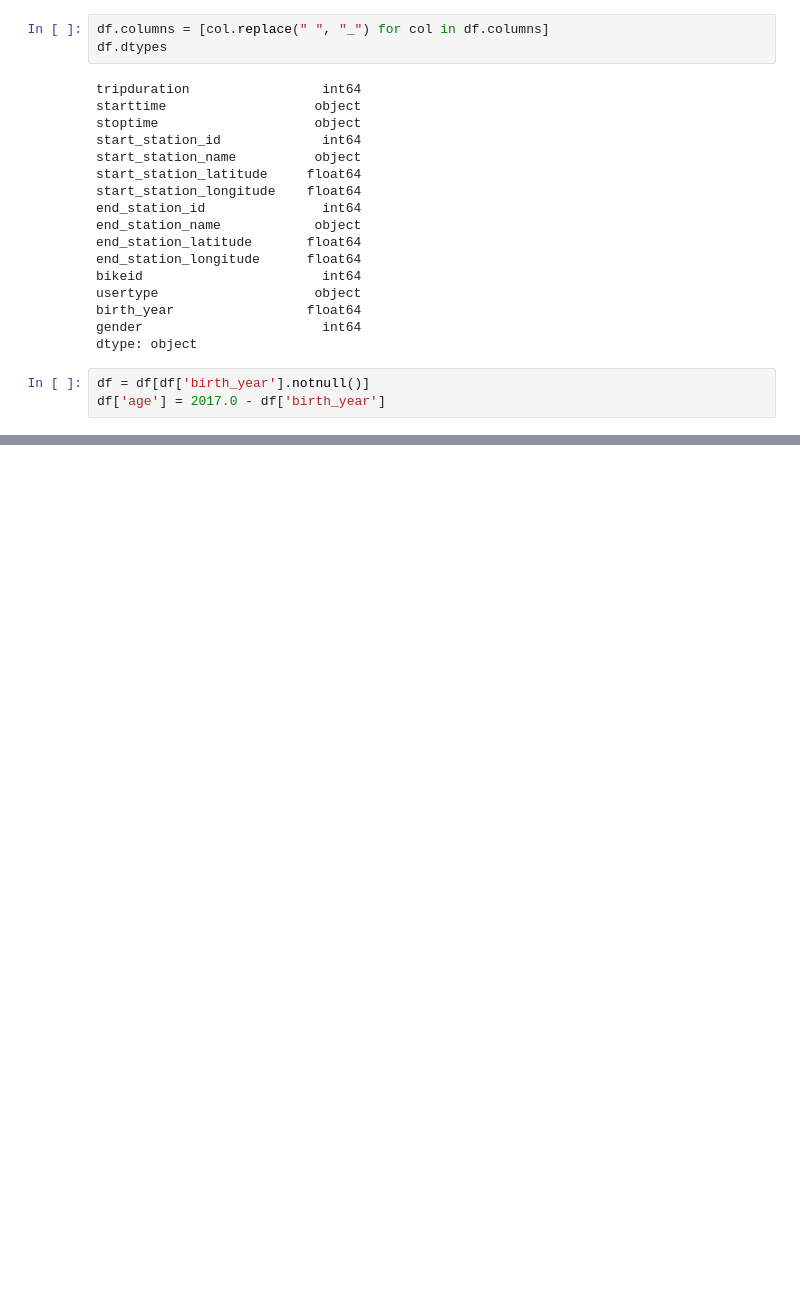
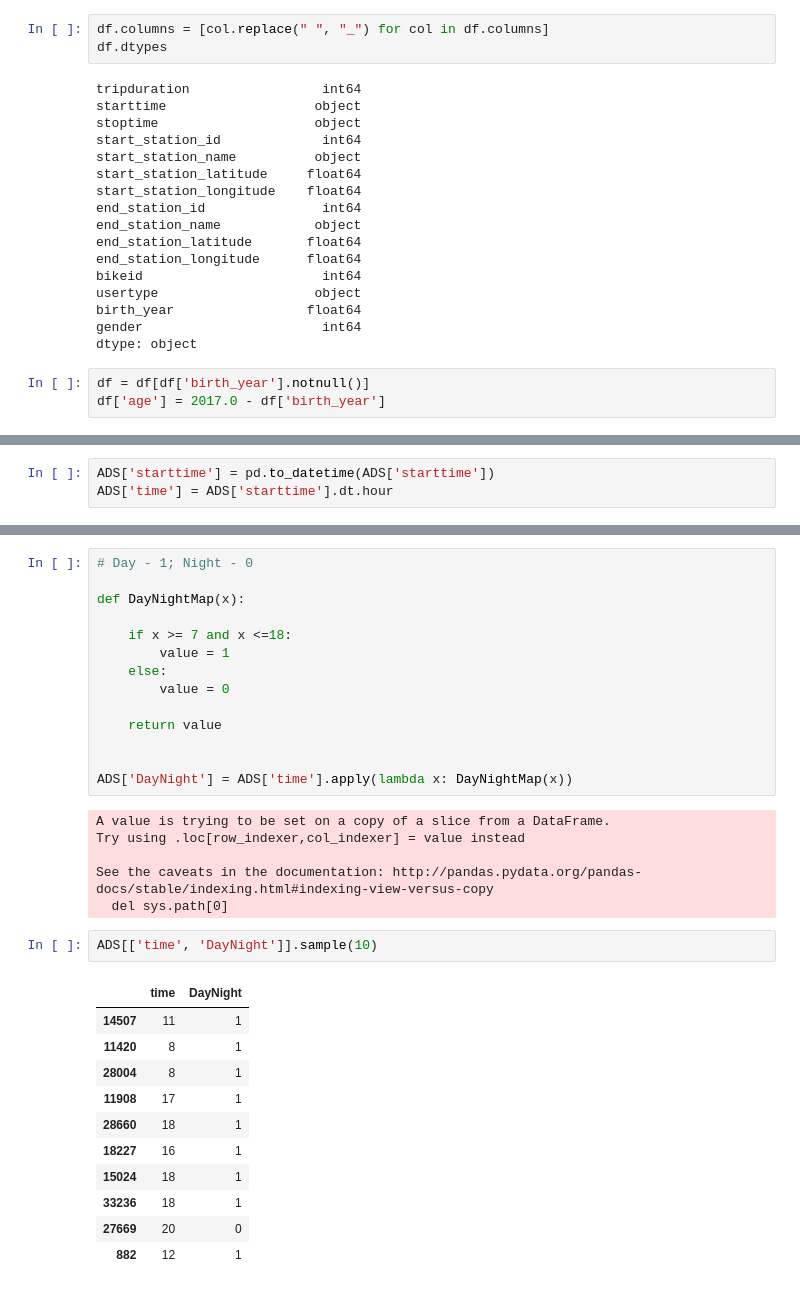
Before and after one commit to ianxxiao/PUI2017_ixx200, a Jupyter notebook: HW4_ixx200/A4_Correlation_CitiBike.ipynb, the cells around one changed output, grey strips where cells are left out. Saved outputs shown, nothing was run; the diff lists cells and outputs as text; blank space fills up the shorter version.

```diff
--- a/HW4_ixx200/A4_Correlation_CitiBike.ipynb
+++ b/HW4_ixx200/A4_Correlation_CitiBike.ipynb
@@ -180,0 +121,3 @@ The p-value is lower than 5%. Therefore, we can reject the NULL hypothesis. In o
+# %%
+ADS['starttime'] = pd.to_datetime(ADS['starttime'])
+ADS['time'] = ADS['starttime'].dt.hour
@@ -180,0 +148,34 @@ The p-value is lower than 5%. Therefore, we can reject the NULL hypothesis. In o
+# %%
+# Day - 1; Night - 0
+
+def DayNightMap(x):
+
+    if x >= 7 and x <=18:
+        value = 1
+    else:
+        value = 0
+
+    return value
+
+
+ADS['DayNight'] = ADS['time'].apply(lambda x: DayNightMap(x))
+# %% [output]
+A value is trying to be set on a copy of a slice from a DataFrame.
+Try using .loc[row_indexer,col_indexer] = value instead
+
+See the caveats in the documentation: http://pandas.pydata.org/pandas-docs/stable/indexing.html#indexing-view-versus-copy
+  del sys.path[0]
+# %%
+ADS[['time', 'DayNight']].sample(10)
+# %% [output]
+|  | time | DayNight |
+| 14507 | 11 | 1 |
+| 11420 | 8 | 1 |
+| 28004 | 8 | 1 |
+| 11908 | 17 | 1 |
+| 28660 | 18 | 1 |
+| 18227 | 16 | 1 |
+| 15024 | 18 | 1 |
+| 33236 | 18 | 1 |
+| 27669 | 20 | 0 |
+| 882 | 12 | 1 |
```
Also changed, not shown: parts of 26 cells of this notebook.
